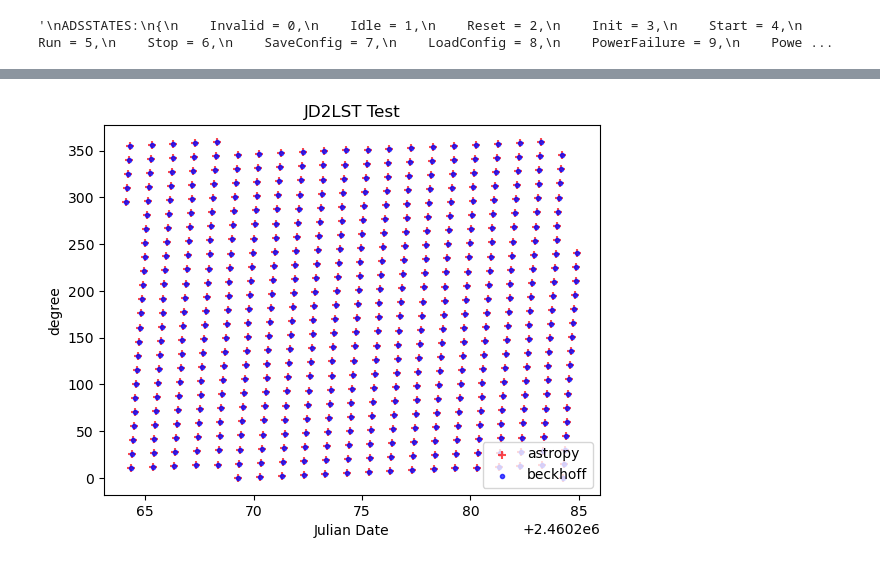
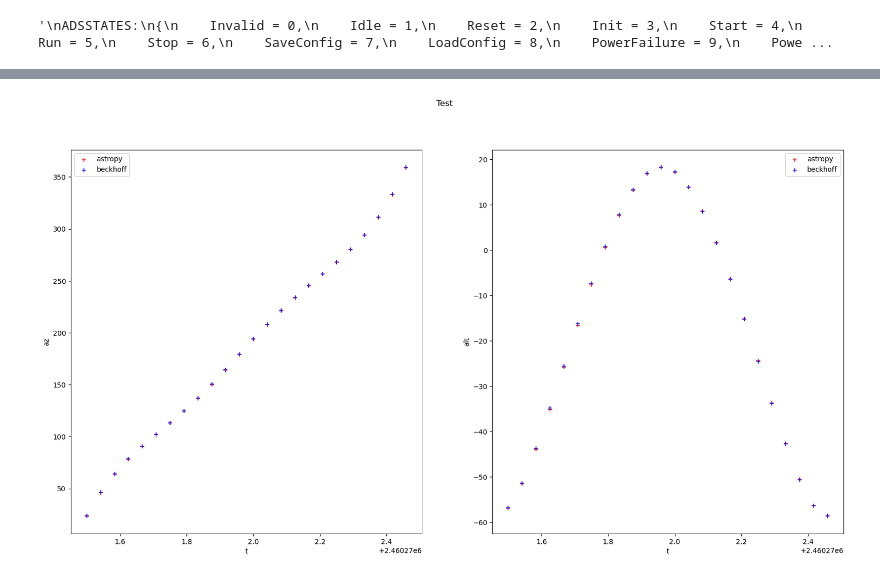
Before and after one commit to BROTLib/AstroBROT, a Jupyter notebook: testing/BROT_test.ipynb, the cells around one changed output, grey strips where cells are left out. Drawn from its saved outputs; the diff is of its cells as text; code cells hidden in the pictures.

```diff
--- a/testing/BROT_test.ipynb
+++ b/testing/BROT_test.ipynb
@@ -105,10 +168,25 @@ plt.show()
-# %%
-plt.title('JD2LST Test')
-plt.scatter(ts.time.jd, results[:,0], marker='+', alpha=0.7, c='red', label='astropy')
-plt.scatter(ts.time.jd, results[:,1], marker='.', alpha=0.7, c= 'blue', label='beckhoff')
-plt.xlabel('Julian Date')
-plt.ylabel('degree')
-plt.legend()
-plt.show()
-# %% [output]
-[figure, removed]
+# %%
+#Horizons sun position
+time = datetime.datetime(2023, 11, 23, 0, 0, 0)
+coord_sun = np.array([237.91670, -20.16854])
+ts = TimeSeries(time_start=time,
+                 time_delta=60 * u.min,
+                 n_samples=24)
+# Hoizons Alt Az for the following location: Alt:-56.970989, Az:23.511494
+results=np.array([test_EQ2HOR(coord_sun, t,[51.55931126132681, 9.945392608768366, 200]) for t in ts.time ])
+fig, axs = plt.subplots(1, 2, figsize=(20, 10))
+fig.suptitle('Test')
+axs[0].scatter(ts.time.jd, results[:,1,1], marker='+', alpha=0.7, c='red', label='astropy')
+axs[0].scatter(ts.time.jd, results[:,0,1], marker='+', alpha=0.7, c='blue', label='beckhoff_simple')
+axs[0].set_xlabel('t')
+axs[0].set_ylabel('az')
+axs[0].legend()
+
+axs[1].scatter(ts.time.jd, results[:,1,0], marker='+', alpha=0.7, c='red', label='astropy')
+axs[1].scatter(ts.time.jd, results[:,0,0], marker='+', alpha=0.7, c='blue', label='beckhoff_simple')
+axs[1].set_xlabel('t')
+axs[1].set_ylabel('alt')
+axs[1].legend()
+plt.show()
+# %% [output]
+[figure, added]
```
Also changed, not shown: parts of 8 cells of this notebook, 23 other files.
